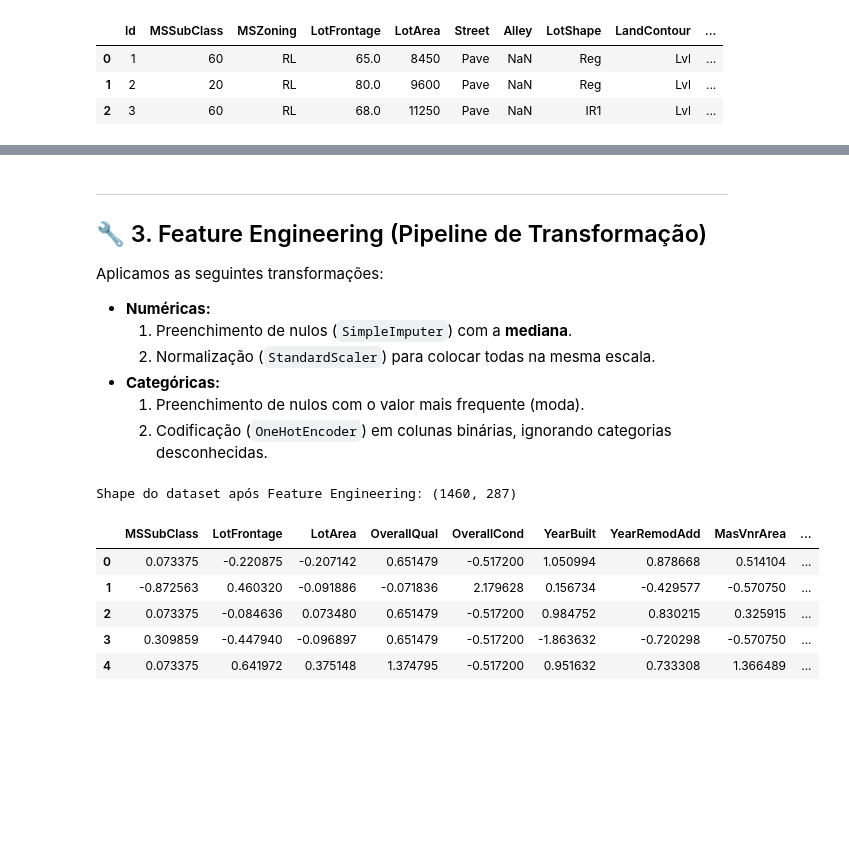
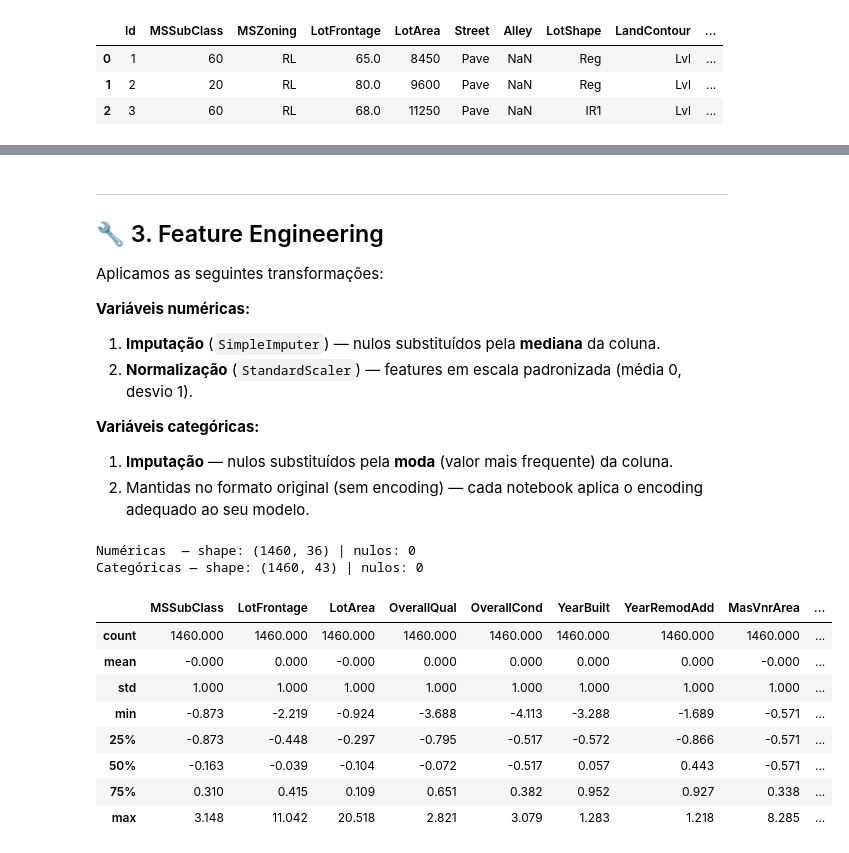
Before and after one commit to luisflipefv/analise-de-dados-c3, a Jupyter notebook: notebooks/01_feature_engineering.ipynb, the cells around one changed output, grey strips where cells are left out. Drawn from its saved outputs; the diff is of its cells as text; code cells hidden in the pictures; blank space fills up the shorter version.

```diff
--- a/notebooks/01_feature_engineering.ipynb
+++ b/notebooks/01_feature_engineering.ipynb
@@ -56,18 +55,16 @@ O `Id` é removido das transformações, pois é apenas um identificador.
 TARGET = 'SalePrice'
 ID_COL = 'Id'
 
-# Separa target
+# Separa target e Id
 y = df[TARGET]
-X = df.drop(columns=[TARGET])
+X = df.drop(columns=[TARGET, ID_COL])
 
-# Remover ID temporariamente das features para não tratar como numérica real
-if ID_COL in X.columns:
-    X = X.drop(columns=[ID_COL])
-
-# Identificar tipos
+# Identificar colunas numéricas e categóricas
 numeric_features = X.select_dtypes(include=['int64', 'float64']).columns.tolist()
 categorical_features = X.select_dtypes(include=['object', 'category']).columns.tolist()
 
-print(f"Total de numéricas: {len(numeric_features)}")
-print(f"Total de categóricas: {len(categorical_features)}")
+print(f'Numéricas : {len(numeric_features)} colunas')
+print(f'Categóricas: {len(categorical_features)} colunas')
+print(f'Valores nulos nas numéricas: {X[numeric_features].isnull().sum().sum()}')
+print(f'Valores nulos nas categóricas: {X[categorical_features].isnull().sum().sum()}')
 # %% [output]
@@ -77,50 +76,49 @@ See https://pandas.pydata.org/docs/user_guide/migration-3-strings.html#string-mi
   categorical_features = X.select_dtypes(include=['object', 'category']).columns.tolist()
 # %% [markdown]
 ---
-## 🔧 3. Feature Engineering (Pipeline de Transformação)
+## 🔧 3. Feature Engineering
 
 Aplicamos as seguintes transformações:
-- **Numéricas:**
-  1. Preenchimento de nulos (`SimpleImputer`) com a **mediana**.
-  2. Normalização (`StandardScaler`) para colocar todas na mesma escala.
-- **Categóricas:**
-  1. Preenchimento de nulos com o valor mais frequente (moda).
-  2. Codificação (`OneHotEncoder`) em colunas binárias, ignorando categorias desconhecidas.
+
+**Variáveis numéricas:**
+1. **Imputação** (`SimpleImputer`) — nulos substituídos pela **mediana** da coluna.
+2. **Normalização** (`StandardScaler`) — features em escala padronizada (média 0, desvio 1).
+
+**Variáveis categóricas:**
+1. **Imputação** — nulos substituídos pela **moda** (valor mais frequente) da coluna.
+2. Mantidas no formato original (sem encoding) — cada notebook aplica o encoding adequado ao seu modelo.
 # %%
+# Pipeline para variáveis numéricas: imputação + normalização
 numeric_transformer = Pipeline(steps=[
     ('imputer', SimpleImputer(strategy='median')),
     ('scaler', StandardScaler())
 ])
 
-categorical_transformer = Pipeline(steps=[
-    ('imputer', SimpleImputer(strategy='most_frequent')),
-    ('onehot', OneHotEncoder(handle_unknown='ignore', sparse_output=False))
-])
+# Aplica nas numéricas
+X_num_processed = numeric_transformer.fit_transform(X[numeric_features])
+X_num_df = pd.DataFrame(X_num_processed, columns=numeric_features, index=X.index)
 
-preprocessor = ColumnTransformer(
-    transformers=[
-        ('num', numeric_transformer, numeric_features),
-        ('cat', categorical_transformer, categorical_features)
-    ])
+# Categóricas: imputa nulos com a moda (sem encoding)
+X_cat_df = X[categorical_features].copy()
+for col in categorical_features:
+    moda = X_cat_df[col].mode()[0]
+    X_cat_df[col] = X_cat_df[col].fillna(moda)
 
-# Aplicando transformações
-X_processed = preprocessor.fit_transform(X)
-
-# Recuperando nomes das novas colunas após One-Hot Encoding
-cat_cols_encoded = preprocessor.named_transformers_['cat'].named_steps['onehot'].get_feature_names_out(categorical_features)
-all_columns = numeric_features + list(cat_cols_encoded)
-
-X_df = pd.DataFrame(X_processed, columns=all_columns)
-print(f"Shape do dataset após Feature Engineering: {X_df.shape}")
-X_df.head()
+print(f'Numéricas  — shape: {X_num_df.shape} | nulos: {X_num_df.isnull().sum().sum()}')
+print(f'Categóricas — shape: {X_cat_df.shape} | nulos: {X_cat_df.isnull().sum().sum()}')
+X_num_df.describe().round(3)
 # %% [output]
-Shape do dataset após Feature Engineering: (1460, 287)
+Numéricas  — shape: (1460, 36) | nulos: 0
+Categóricas — shape: (1460, 43) | nulos: 0
 |  | MSSubClass | LotFrontage | LotArea | OverallQual | OverallCond | YearBuilt | YearRemodAdd | MasVnrArea | ... |
-| 0 | 0.073375 | -0.220875 | -0.207142 | 0.651479 | -0.517200 | 1.050994 | 0.878668 | 0.514104 | ... |
-| 1 | -0.872563 | 0.460320 | -0.091886 | -0.071836 | 2.179628 | 0.156734 | -0.429577 | -0.570750 | ... |
-| 2 | 0.073375 | -0.084636 | 0.073480 | 0.651479 | -0.517200 | 0.984752 | 0.830215 | 0.325915 | ... |
-| 3 | 0.309859 | -0.447940 | -0.096897 | 0.651479 | -0.517200 | -1.863632 | -0.720298 | -0.570750 | ... |
-| 4 | 0.073375 | 0.641972 | 0.375148 | 1.374795 | -0.517200 | 0.951632 | 0.733308 | 1.366489 | ... |
+| count | 1460.000 | 1460.000 | 1460.000 | 1460.000 | 1460.000 | 1460.000 | 1460.000 | 1460.000 | ... |
+| mean | -0.000 | 0.000 | -0.000 | 0.000 | 0.000 | 0.000 | 0.000 | -0.000 | ... |
+| std | 1.000 | 1.000 | 1.000 | 1.000 | 1.000 | 1.000 | 1.000 | 1.000 | ... |
+| min | -0.873 | -2.219 | -0.924 | -3.688 | -4.113 | -3.288 | -1.689 | -0.571 | ... |
+| 25% | -0.873 | -0.448 | -0.297 | -0.795 | -0.517 | -0.572 | -0.866 | -0.571 | ... |
+| 50% | -0.163 | -0.039 | -0.104 | -0.072 | -0.517 | 0.057 | 0.443 | -0.571 | ... |
+| 75% | 0.310 | 0.415 | 0.109 | 0.651 | 0.382 | 0.952 | 0.927 | 0.338 | ... |
+| max | 3.148 | 11.042 | 20.518 | 2.821 | 3.079 | 1.283 | 1.218 | 8.285 | ... |
 # %% [markdown]
 ---
 ## 💾 4. Exportação do Dataset Processado
```
Also changed, not shown: parts of 5 cells of this notebook, 1 other file.
